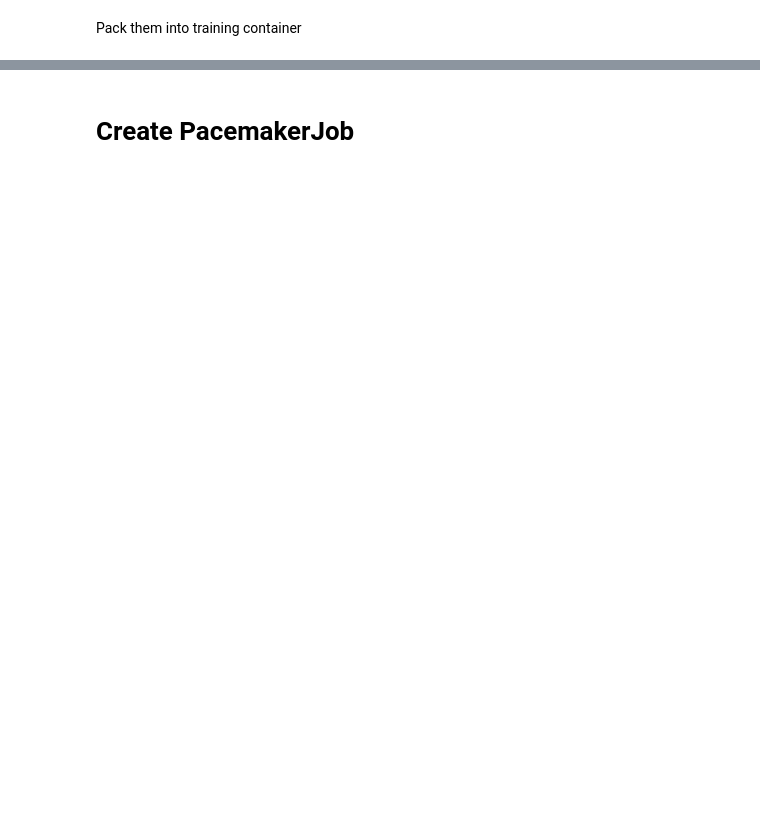
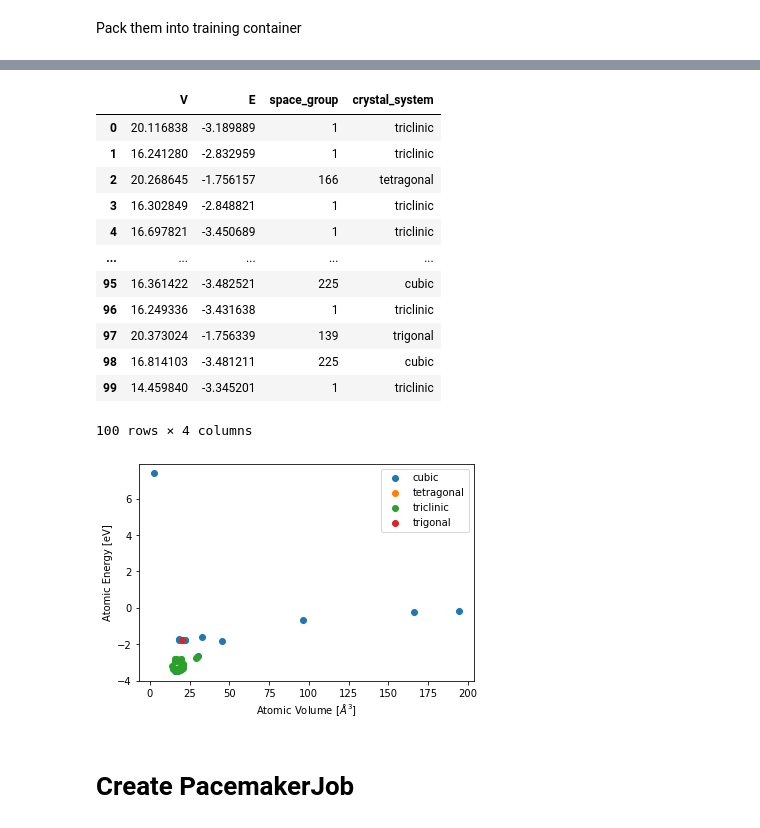
Before and after one commit to pyiron-workshop/potentials-workshop-2022, a Jupyter notebook: potentials/03-ACE/pacemaker_example.ipynb, the cells around one changed output, grey strips where cells are left out. Saved outputs shown, nothing was run; the diff lists cells and outputs as text; code cells hidden in the pictures; blank space fills up the shorter version.

```diff
--- a/potentials/03-ACE/pacemaker_example.ipynb
+++ b/potentials/03-ACE/pacemaker_example.ipynb
@@ -83,3 +85,20 @@ The job small_AlLi_training_container was saved and received the ID: 9
+# %%
+small_tc.plot.energy_volume(crystal_systems=True)
+# %% [output]
+|  | V | E | space_group | crystal_system |
+| 0 | 20.116838 | -3.189889 | 1 | triclinic |
+| 1 | 16.241280 | -2.832959 | 1 | triclinic |
+| 2 | 20.268645 | -1.756157 | 166 | tetragonal |
+| 3 | 16.302849 | -2.848821 | 1 | triclinic |
+| 4 | 16.697821 | -3.450689 | 1 | triclinic |
+| ... | ... | ... | ... | ... |
+| 95 | 16.361422 | -3.482521 | 225 | cubic |
+| 96 | 16.249336 | -3.431638 | 1 | triclinic |
+| 97 | 20.373024 | -1.756339 | 139 | trigonal |
+| 98 | 16.814103 | -3.481211 | 225 | cubic |
+| 99 | 14.459840 | -3.345201 | 1 | triclinic |
+100 rows × 4 columns
+[figure, added]
 # %% [markdown]
 # Create PacemakerJob
 # %%
```
Also changed, not shown: parts of 13 cells of this notebook.
